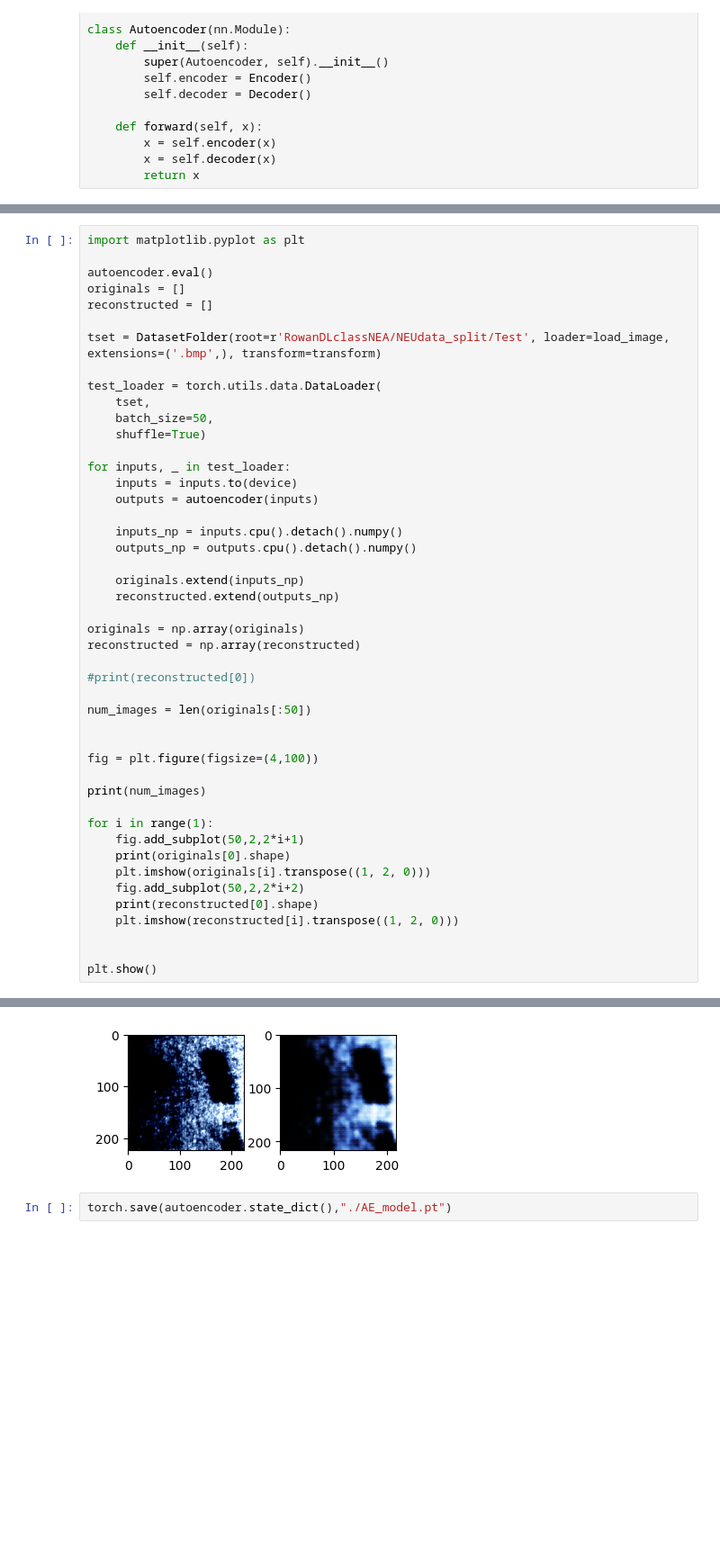
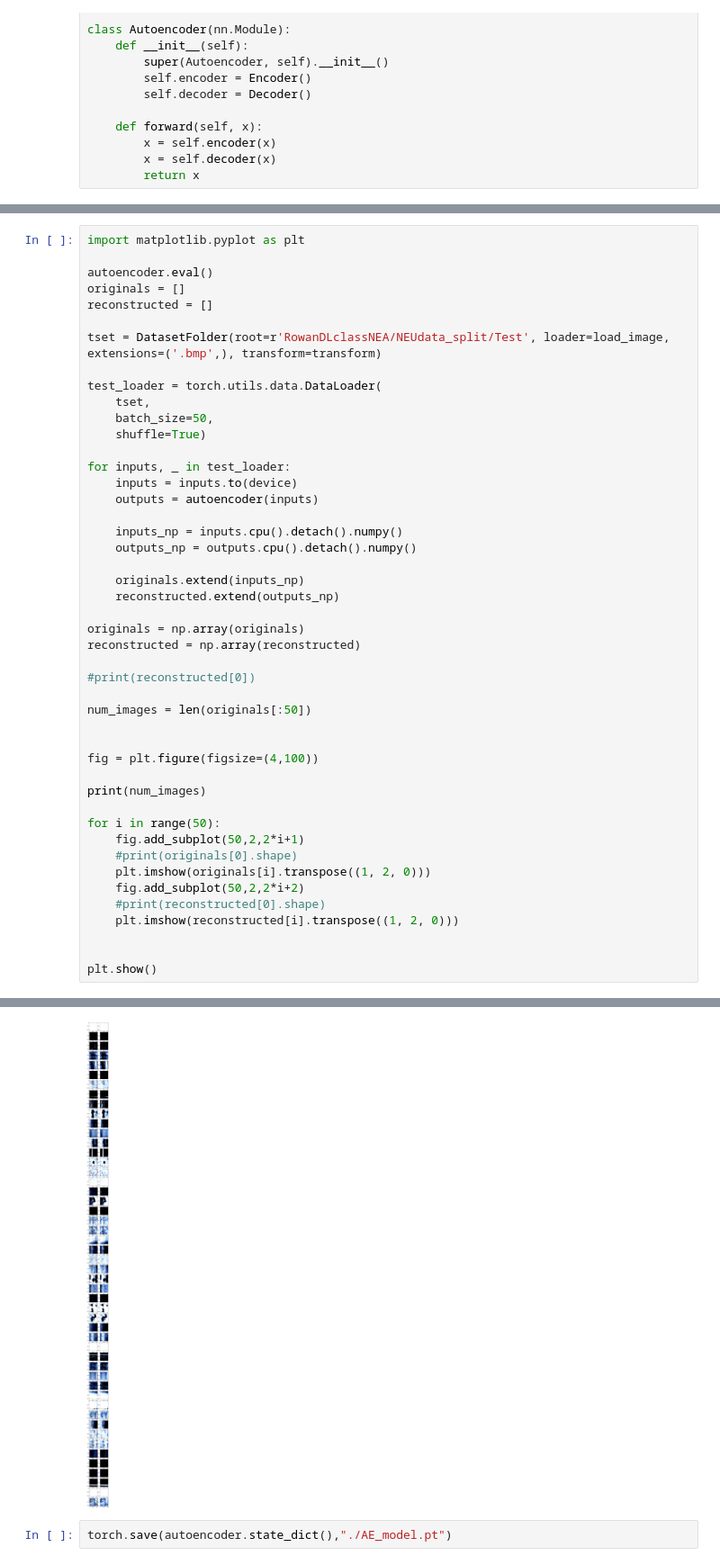
Before and after one commit to yagnaVNK/DeepLearning_class, a Jupyter notebook: Assignment 4/Problem2.ipynb, the cells around one changed output, grey strips where cells are left out. Shown at 90% size. Saved outputs shown, nothing was run; the diff lists cells and outputs as text; blank space fills up the shorter version.

```diff
--- a/Assignment 4/Problem2.ipynb
+++ b/Assignment 4/Problem2.ipynb
@@ -199,12 +199,12 @@ fig = plt.figure(figsize=(4,100))
 
 print(num_images)
 
-for i in range(1):
+for i in range(50):
     fig.add_subplot(50,2,2*i+1)
-    print(originals[0].shape)
+    #print(originals[0].shape)
     plt.imshow(originals[i].transpose((1, 2, 0)))
     fig.add_subplot(50,2,2*i+2)
-    print(reconstructed[0].shape)
+    #print(reconstructed[0].shape)
     plt.imshow(reconstructed[i].transpose((1, 2, 0)))
 
 
@@ -217,4 +242,4 @@ Clipping input data to the valid range for imshow with RGB data ([0..1] for floa
-[figure, old version]
+[figure, new version]
 # %%
 torch.save(autoencoder.state_dict(),"./AE_model.pt")
 # %%
```
Also changed, not shown: parts of 2 cells of this notebook, 3 other files.
